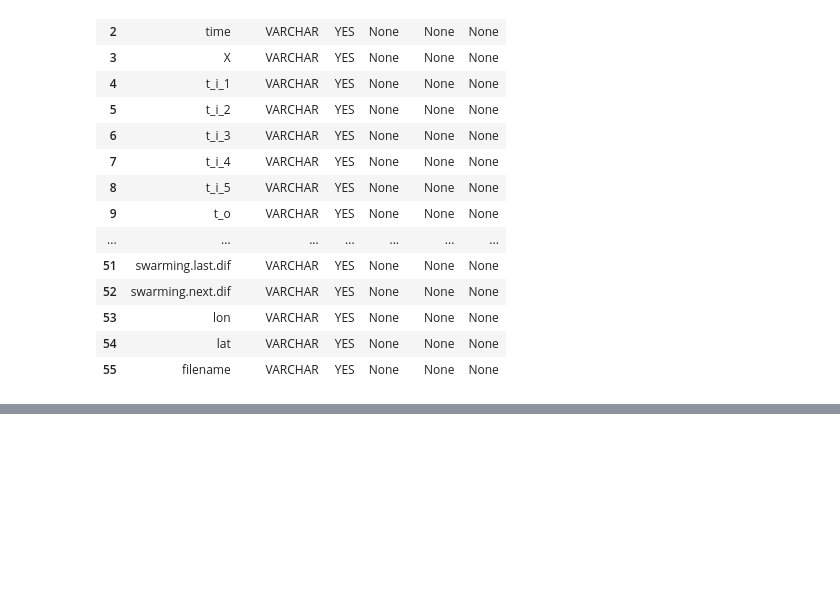
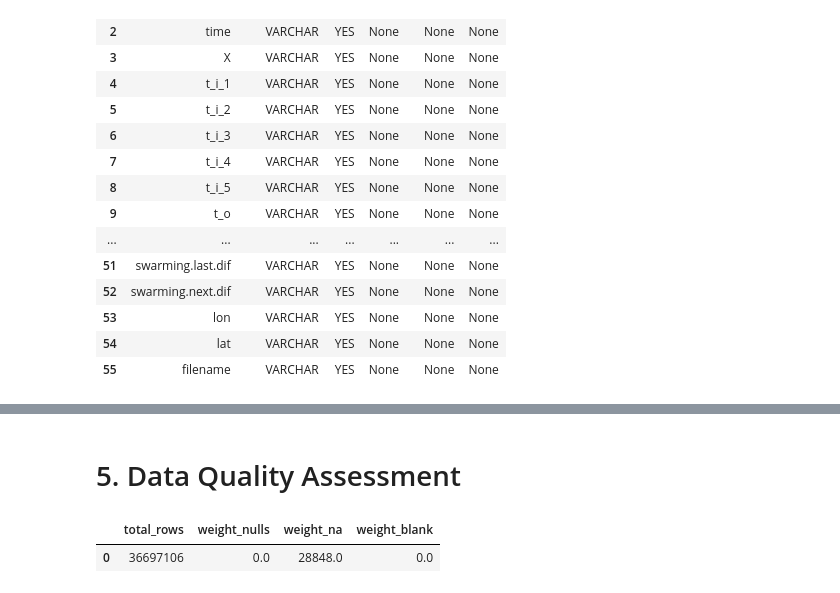
Before and after one commit to stephfn/honey-yield-predictive-model, a Jupyter notebook: Stephanie_Work/Honey_DuckDB_Practice.ipynb, the cells around one changed output, grey strips where cells are left out. Drawn from its saved outputs; the diff is of its cells as text; code cells hidden in the pictures; blank space fills up the shorter version.

```diff
--- a/Stephanie_Work/Honey_DuckDB_Practice.ipynb
+++ b/Stephanie_Work/Honey_DuckDB_Practice.ipynb
@@ -350,0 +464,16 @@ DESCRIBE honey_daily;
+# %% [markdown]
+# 5. Data Quality Assessment
+# %%
+con.execute("""
+SELECT
+    COUNT(*) AS total_rows,
+
+    SUM(CASE WHEN weight_kg IS NULL THEN 1 ELSE 0 END) AS weight_nulls,
+    SUM(CASE WHEN weight_kg = 'NA' THEN 1 ELSE 0 END) AS weight_na,
+    SUM(CASE WHEN weight_kg = '' THEN 1 ELSE 0 END) AS weight_blank
+
+FROM honey_daily;
+""").df()
+# %% [output]
+|  | total_rows | weight_nulls | weight_na | weight_blank |
+| 0 | 36697106 | 0.0 | 28848.0 | 0.0 |
```
Also changed, not shown: parts of 38 cells of this notebook.
